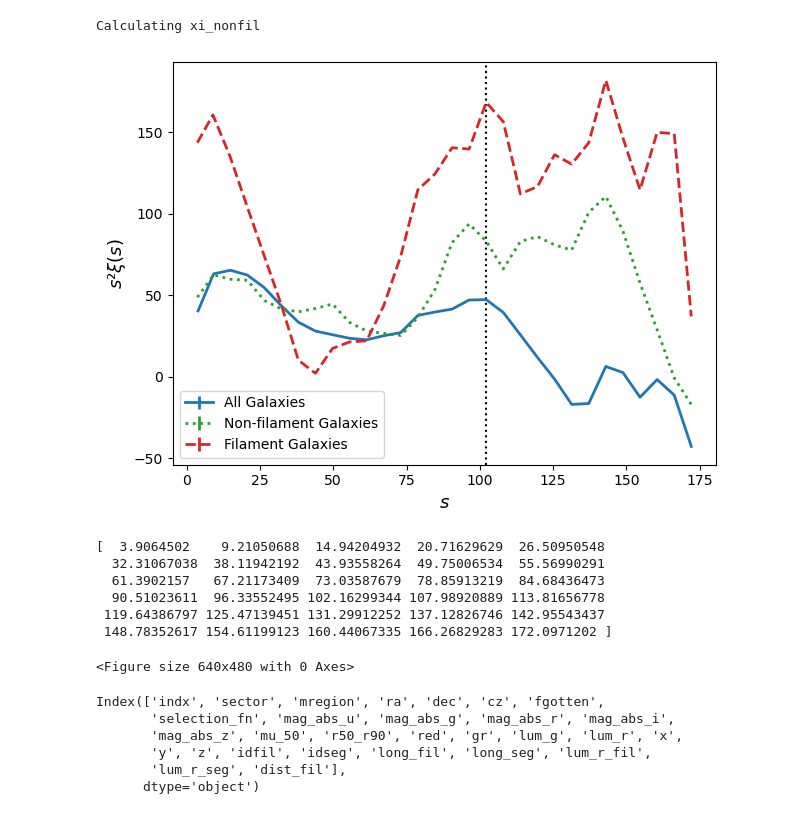
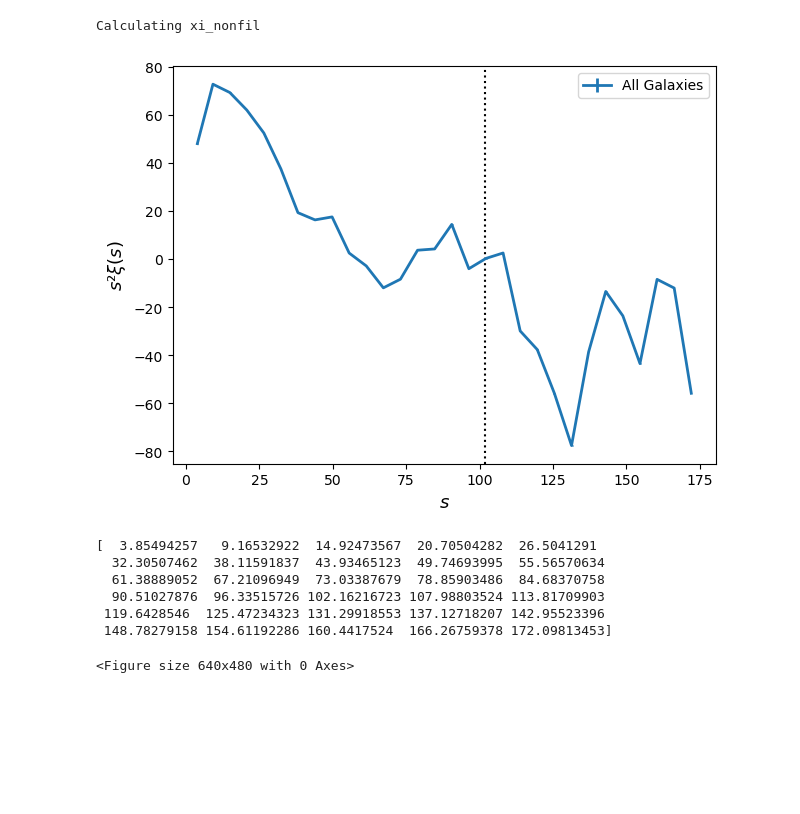
Before and after one commit to FedeDavilaKurban/filbao, a Jupyter notebook: main.ipynb, the cells around one changed output. Drawn from its saved outputs; the diff is of its cells as text; code cells hidden in the pictures; blank space fills up the shorter version.

Commit message:
boostrap error trial in main.ipynb

```diff
--- a/main.ipynb
+++ b/main.ipynb
@@ -24,15 +24,15 @@
 # Parameters
 sample = 'nyu'
 h = 0.6774  # Hubble constant
-zmin, zmax = 0.07, 0.2  # Redshift range
+zmin, zmax = 0.07, 0.15  # Redshift range
 ran_method = 'random_choice' # Random redshift generation method ['random_choice', 'piecewise', 'poly']
-mag_max = -20.5  # Maximum magnitude
-gr_min = 0
+mag_max = -21  # Maximum magnitude
+gr_min = 0.8
 deg = 4
 dist_min = 5.
 dist_max = 10.
 nside = 128  # Approx 55 arcmin resolution (adjust as needed)
-nrand_mult = 10 # Nr/Nd
+nrand_mult = 3 # Nr/Nd
 # %%
 def build_cdf_from_line(data, vmin, vmax, num_points=10000):
 
@@ -383,7 +383,7 @@ maxsep = 175.      # Max theta
 nbins = 30        # Bins in theta
 nbootstrap = 0  # No. of bootstrap resampling
 brute = False     # Brute force for TreeCorr
-npatch = 0
+npatch = 50
 
 config = {"min_sep": minsep, \
           "max_sep": maxsep, \
@@ -392,7 +392,7 @@ config = {"min_sep": minsep, \
             "bin_type": 'Linear', \
             #"brute": brute, \
             #"metric": 'Arc', \
-            #"var_method": 'bootstrap', \
+            "var_method": 'bootstrap', \
             #"num_bootstrap": nbootstrap,\
             }
 ######################
@@ -427,8 +427,8 @@ def calculate_xi(data,randoms,config,sample=None):
   rr = treecorr.NNCorrelation(config)
   #rd = treecorr.NNCorrelation(config)
 
+  gcat = treecorr.Catalog(x=data['x'], y=data['y'], z=data['z'],npatch=npatch)
   rcat = treecorr.Catalog(x=randoms['x'], y=randoms['y'], z=randoms['z'])
-  gcat = treecorr.Catalog(x=data['x'], y=data['y'], z=data['z'])
 
   dd.process(gcat)
   rr.process(rcat)
@@ -463,51 +463,43 @@ Calculating xi_nonfil
 # %%
 import matplotlib.pyplot as plt
 fslabel = 13
 
 data_luis = pd.read_csv('../data/test.out')
 s1 = data_luis['s']
 xi1 = data_luis['xi']
 
 sig = np.sqrt(varxi)
-sig_nonfil = np.sqrt(varxi_nonfil)
-sig_fil = np.sqrt(varxi_fil)
 
 plt.axvline(102,ls=':',c='k')
 
 plt.errorbar(s, xi*s**2, yerr=sig, color='C00', lw=2, label='All Galaxies')
 #plt.plot(s1, xi1*(s1)**2, color='C01', lw=2, label='Luis')
 
-plt.errorbar(s_nonfil, xi_nonfil*s_nonfil**2, yerr=sig_nonfil, color='C02', lw=2, label='Non-filament Galaxies', ls=':')
-plt.errorbar(s_fil, xi_fil*s_fil**2, yerr=sig_fil, color='C03', lw=2, label='Filament Galaxies', ls='--')
+#sig_nonfil = np.sqrt(varxi_nonfil)
+#sig_fil = np.sqrt(varxi_fil)
+
+#plt.errorbar(s_nonfil, xi_nonfil*s_nonfil**2, yerr=sig_nonfil, color='C02', lw=2, label='Non-filament Galaxies', ls=':')
+#plt.errorbar(s_fil, xi_fil*s_fil**2, yerr=sig_fil, color='C03', lw=2, label='Filament Galaxies', ls='--')
 
 plt.xlabel(r'$s$', fontsize = fslabel)
 plt.ylabel(r'$s²\xi(s)$', fontsize = fslabel)
 
 plt.legend()
 
 plt.tight_layout()
 
 plt.show()
 
 print(s)
 
 plotname = f'../plots/xi_s_mag{mag_max}_z{zmin}-{zmax}_distfil{dist_min}-{dist_max}_color{gr_min}.png'
 plt.savefig(plotname)
 # %% [output]
-[figure, old version]
+[figure, new version]
-[  3.9064502    9.21050688  14.94204932  20.71629629  26.50950548
-  32.31067038  38.11942192  43.93558264  49.75006534  55.56990291
-  61.3902157   67.21173409  73.03587679  78.85913219  84.68436473
-  90.51023611  96.33552495 102.16299344 107.98920889 113.81656778
- 119.64386797 125.47139451 131.29912252 137.12826746 142.95543437
- 148.78352617 154.61199123 160.44067335 166.26829283 172.0971202 ]
+[  3.85494257   9.16532922  14.92473567  20.70504282  26.5041291
+  32.30507462  38.11591837  43.93465123  49.74693995  55.56570634
+  61.38889052  67.21096949  73.03387679  78.85903486  84.68370758
+  90.51027876  96.33515726 102.16216723 107.98803524 113.81709903
+ 119.6428546  125.47234323 131.29918553 137.12718207 142.95523396
+ 148.78279158 154.61192286 160.4417524  166.26759378 172.09813453]
 <Figure size 640x480 with 0 Axes>
-# %%
-cat_sdss_z_mag.keys()
-# %% [output]
-Index(['indx', 'sector', 'mregion', 'ra', 'dec', 'cz', 'fgotten',
-       'selection_fn', 'mag_abs_u', 'mag_abs_g', 'mag_abs_r', 'mag_abs_i',
-       'mag_abs_z', 'mu_50', 'r50_r90', 'red', 'gr', 'lum_g', 'lum_r', 'x',
-       'y', 'z', 'idfil', 'idseg', 'long_fil', 'long_seg', 'lum_r_fil',
-       'lum_r_seg', 'dist_fil'],
-      dtype='object')
```
Also changed, not shown: parts of 9 cells of this notebook.
